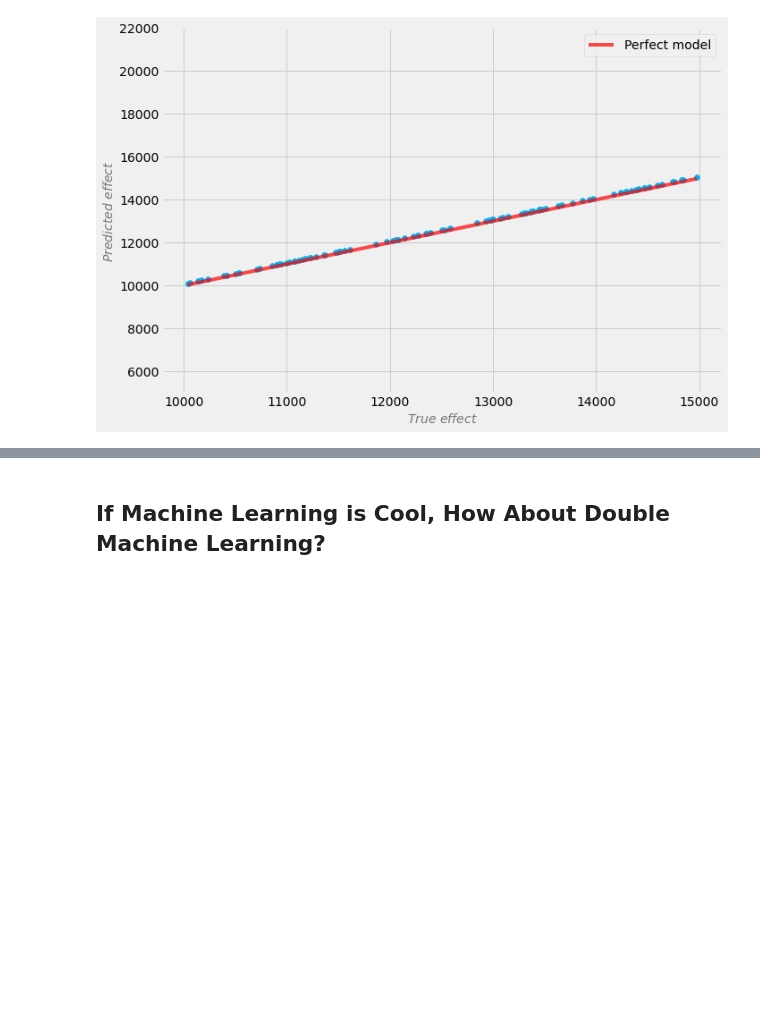
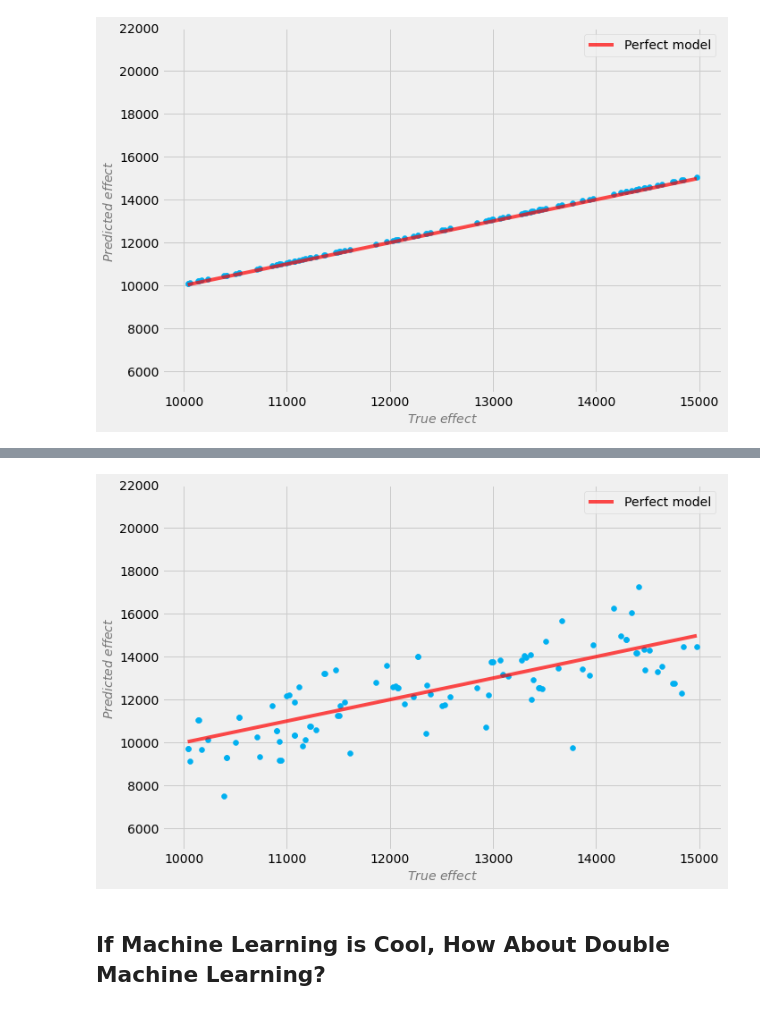
Before and after one commit to PacktPublishing/Causal-Inference-and-Discovery-in-Python, a Jupyter notebook: Chapter_10.ipynb, the cells around one changed output, grey strips where cells are left out. Saved outputs shown, nothing was run; the diff lists cells and outputs as text; code cells hidden in the pictures; blank space fills up the shorter version.

```diff
--- a/Chapter_10.ipynb
+++ b/Chapter_10.ipynb
@@ -181,3 +218,10 @@ plot_effect(
+# %%
+plot_effect(
+    effect_true=effect_true,
+    effect_pred=effect_pred,
+)
+# %% [output]
+[figure, added]
 # %% [markdown]
 ## If Machine Learning is Cool, How About Double Machine Learning?
 # %% [markdown]
```
Also changed, not shown: parts of 69 cells of this notebook, 1 other file.
